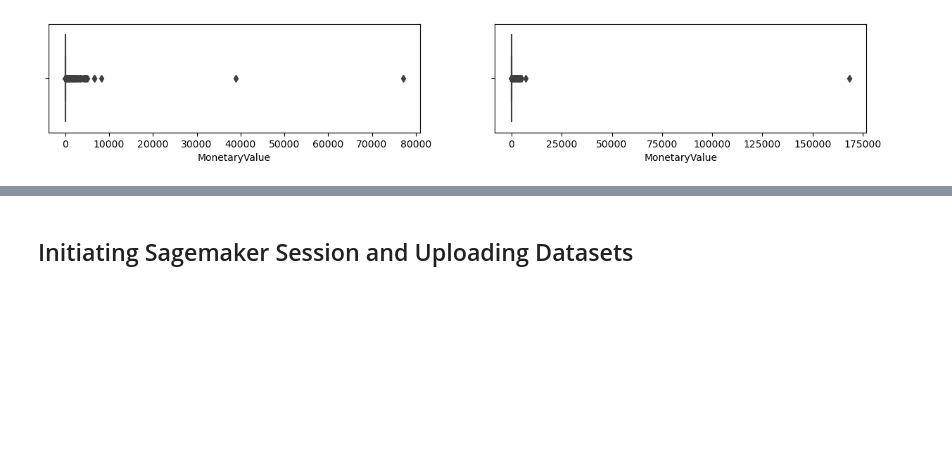
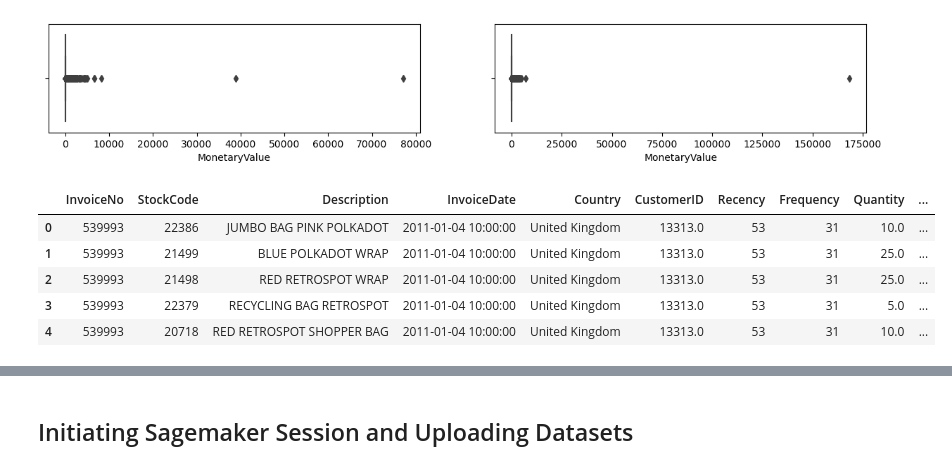
Before and after one commit to vubanc/AWS_DeployedCLVPredictor, a Jupyter notebook: AWS_DeployedCLVPredictor.ipynb, the cells around one changed output, grey strips where cells are left out. Drawn from its saved outputs; the diff is of its cells as text; code cells hidden in the pictures; blank space fills up the shorter version.

```diff
--- a/AWS_DeployedCLVPredictor.ipynb
+++ b/AWS_DeployedCLVPredictor.ipynb
@@ -215,6 +214,15 @@ df2 = pd.concat([df2[["InvoiceNo", "StockCode", "Description", "InvoiceDate", "C
 df2.rename(columns={0:"Quantity", 1:"UnitPrice", 2:"MonetaryValue"}, inplace=True)
 # %%
 df_transformed = df1
+df_transformed.sort_values(by="InvoiceDate", inplace=True)
+df_transformed.head(5)
+# %% [output]
+|  | InvoiceNo | StockCode | Description | InvoiceDate | Country | CustomerID | Recency | Frequency | Quantity | ... |
+| 0 | 539993 | 22386 | JUMBO BAG PINK POLKADOT | 2011-01-04 10:00:00 | United Kingdom | 13313.0 | 53 | 31 | 10.0 | ... |
+| 1 | 539993 | 21499 | BLUE POLKADOT WRAP | 2011-01-04 10:00:00 | United Kingdom | 13313.0 | 53 | 31 | 25.0 | ... |
+| 2 | 539993 | 21498 | RED RETROSPOT WRAP | 2011-01-04 10:00:00 | United Kingdom | 13313.0 | 53 | 31 | 25.0 | ... |
+| 3 | 539993 | 22379 | RECYCLING BAG RETROSPOT | 2011-01-04 10:00:00 | United Kingdom | 13313.0 | 53 | 31 | 5.0 | ... |
+| 4 | 539993 | 20718 | RED RETROSPOT SHOPPER BAG | 2011-01-04 10:00:00 | United Kingdom | 13313.0 | 53 | 31 | 10.0 | ... |
 # %%
 df1 = df1.groupby("CustomerID", as_index=False)["MonetaryValue"].sum()
 df2 = df2.groupby("CustomerID", as_index=False)["MonetaryValue"].sum()
```
Also changed, not shown: parts of 21 cells of this notebook.
